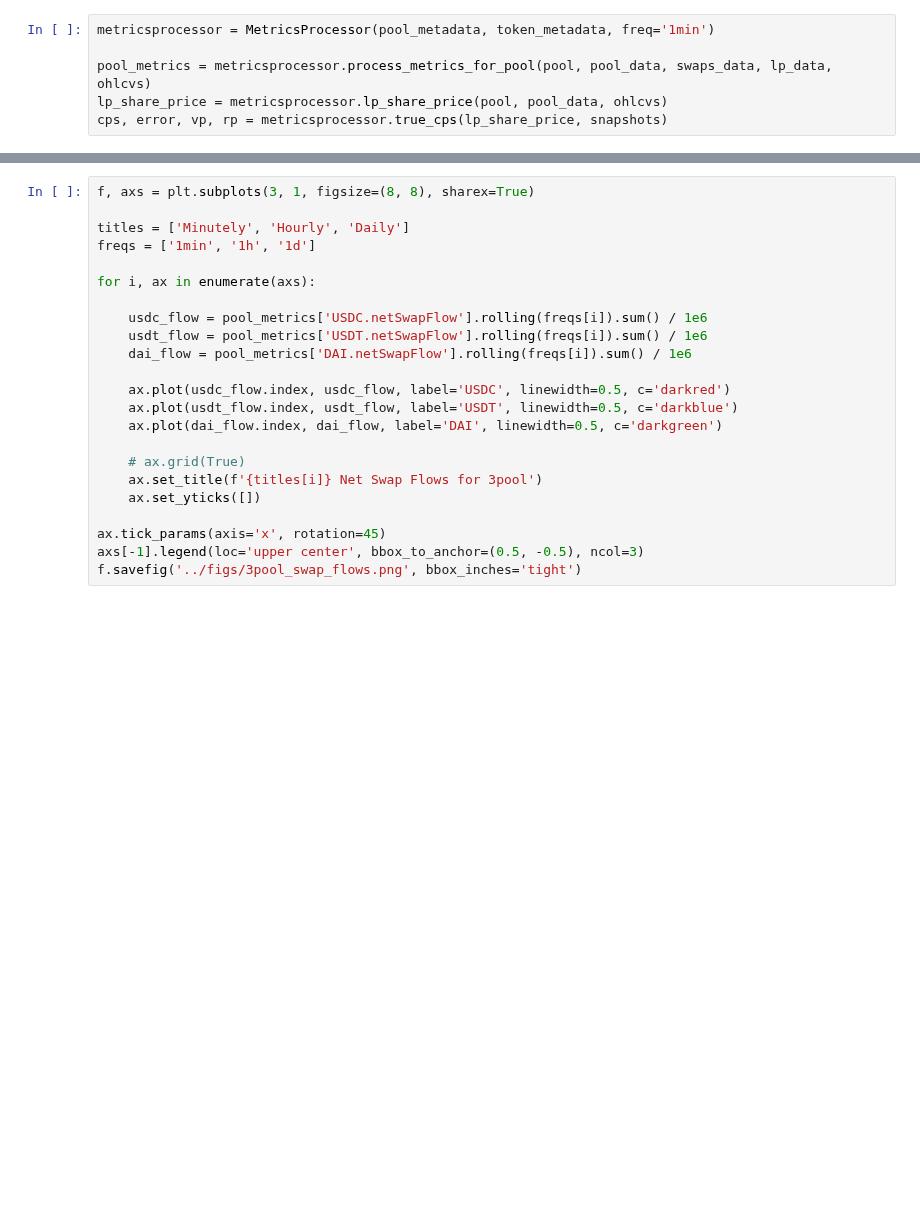
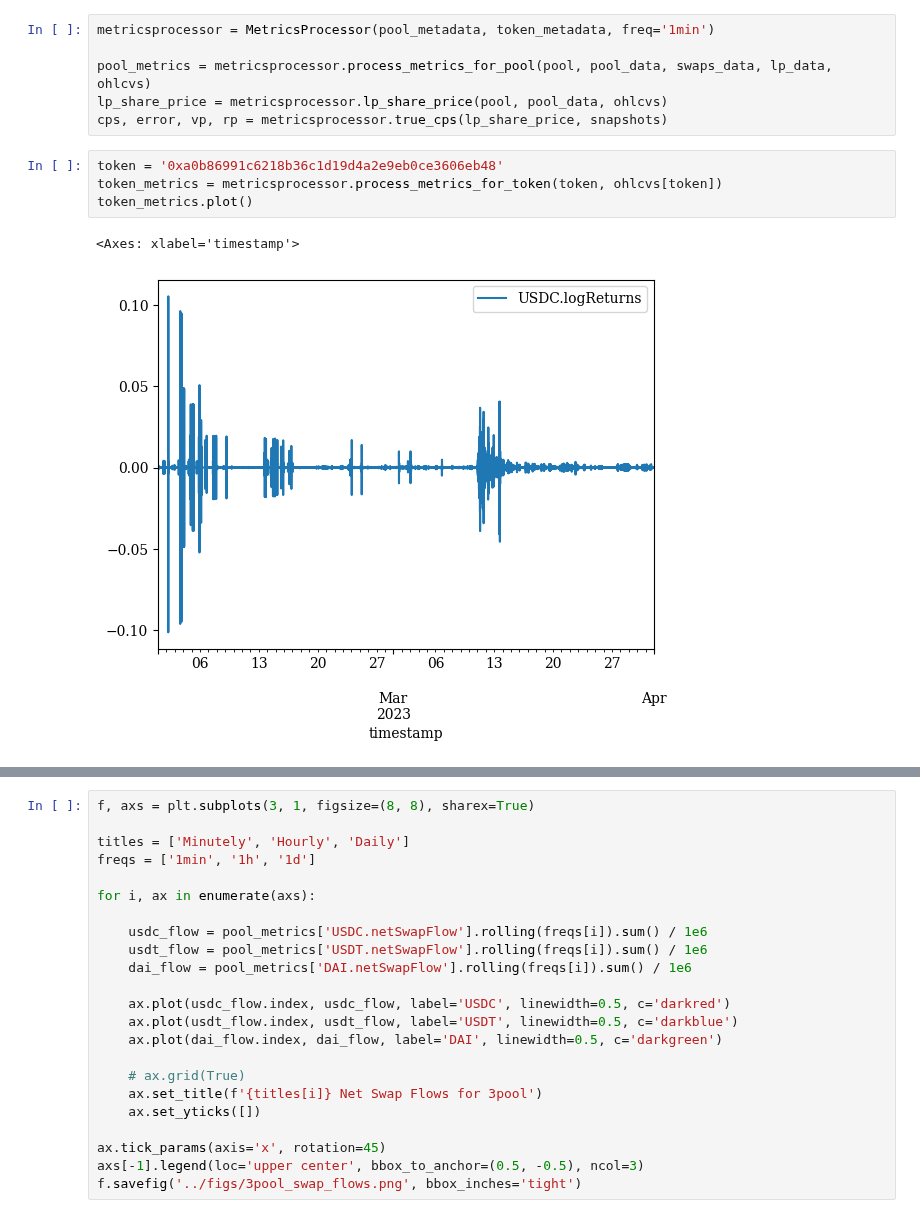
Before and after one commit to xenophonlabs/curve-lp-metrics, a Jupyter notebook: notebooks/usdc_depeg_analysis.ipynb, the cells around one changed output, grey strips where cells are left out. Saved outputs shown, nothing was run; the diff lists cells and outputs as text; blank space fills up the shorter version.

```diff
--- a/notebooks/usdc_depeg_analysis.ipynb
+++ b/notebooks/usdc_depeg_analysis.ipynb
@@ -72,3 +72,10 @@ metricsprocessor = MetricsProcessor(pool_metadata, token_metadata, freq='1min')
 pool_metrics = metricsprocessor.process_metrics_for_pool(pool, pool_data, swaps_data, lp_data, ohlcvs)
 lp_share_price = metricsprocessor.lp_share_price(pool, pool_data, ohlcvs)
 cps, error, vp, rp = metricsprocessor.true_cps(lp_share_price, snapshots)
+# %%
+token = '0xa0b86991c6218b36c1d19d4a2e9eb0ce3606eb48'
+token_metrics = metricsprocessor.process_metrics_for_token(token, ohlcvs[token])
+token_metrics.plot()
+# %% [output]
+<Axes: xlabel='timestamp'>
+[figure, added]
```
Also changed, not shown: parts of 5 cells of this notebook, 8 other files.
